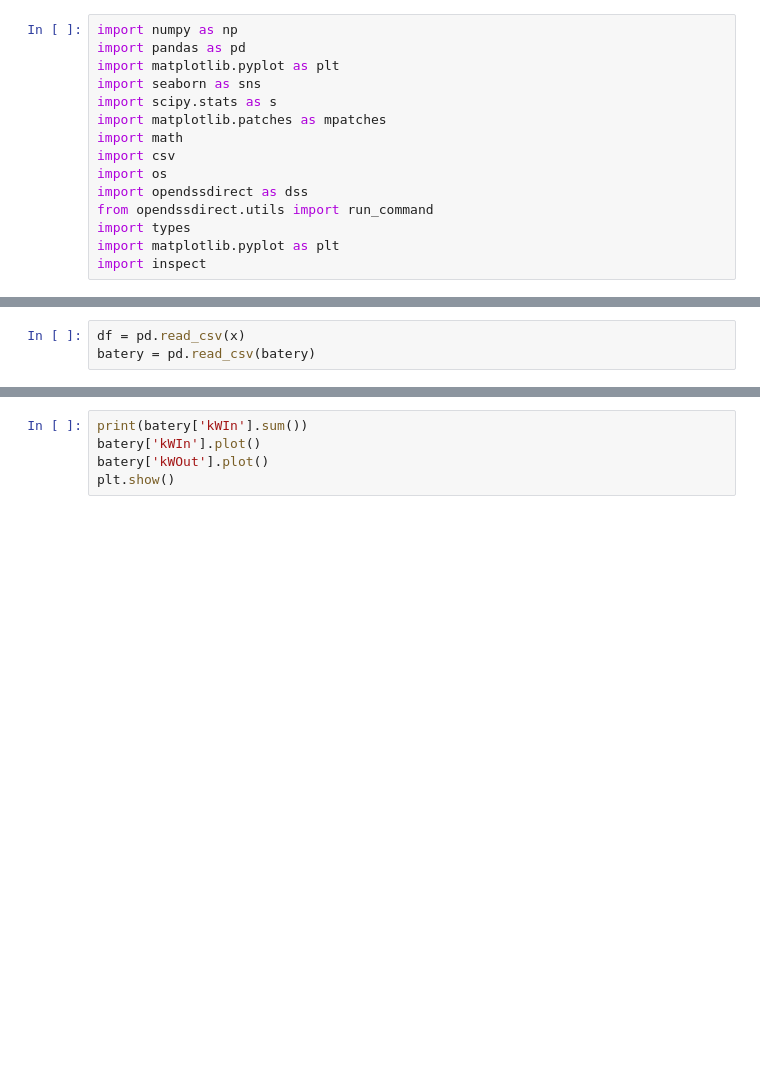
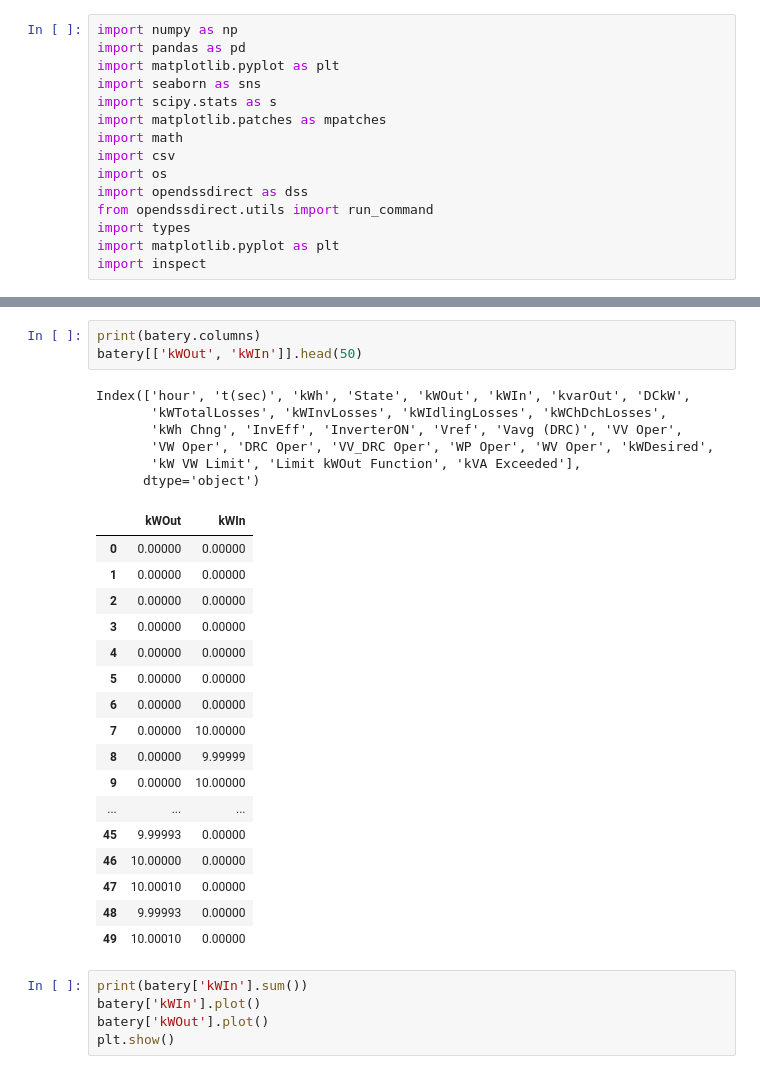
Before and after one commit to fiit-ba/Optimization-of-Battery-Management-in-Microgrid, a Jupyter notebook: opendss/microgrid_battery_management_simulator.ipynb, the cells around one changed output, grey strips where cells are left out. Drawn from its saved outputs; the diff is of its cells as text; blank space fills up the shorter version.

```diff
--- a/opendss/microgrid_battery_management_simulator.ipynb
+++ b/opendss/microgrid_battery_management_simulator.ipynb
@@ -105,3 +15,0 @@ batery
-# %%
-df = pd.read_csv(x)
-batery = pd.read_csv(batery)
@@ -129,3 +126,30 @@ batery.head(50)
+# %%
+print(batery.columns)
+batery[['kWOut', 'kWIn']].head(50)
+# %% [output]
+Index(['hour', 't(sec)', 'kWh', 'State', 'kWOut', 'kWIn', 'kvarOut', 'DCkW',
+       'kWTotalLosses', 'kWInvLosses', 'kWIdlingLosses', 'kWChDchLosses',
+       'kWh Chng', 'InvEff', 'InverterON', 'Vref', 'Vavg (DRC)', 'VV Oper',
+       'VW Oper', 'DRC Oper', 'VV_DRC Oper', 'WP Oper', 'WV Oper', 'kWDesired',
+       'kW VW Limit', 'Limit kWOut Function', 'kVA Exceeded'],
+      dtype='object')
+|  | kWOut | kWIn |
+| 0 | 0.00000 | 0.00000 |
+| 1 | 0.00000 | 0.00000 |
+| 2 | 0.00000 | 0.00000 |
+| 3 | 0.00000 | 0.00000 |
+| 4 | 0.00000 | 0.00000 |
+| 5 | 0.00000 | 0.00000 |
+| 6 | 0.00000 | 0.00000 |
+| 7 | 0.00000 | 10.00000 |
+| 8 | 0.00000 | 9.99999 |
+| 9 | 0.00000 | 10.00000 |
+| ... | ... | ... |
+| 45 | 9.99993 | 0.00000 |
+| 46 | 10.00000 | 0.00000 |
+| 47 | 10.00010 | 0.00000 |
+| 48 | 9.99993 | 0.00000 |
+| 49 | 10.00010 | 0.00000 |
 # %%
 print(batery['kWIn'].sum())
 batery['kWIn'].plot()
```
Also changed, not shown: parts of 11 cells of this notebook, 3 other files.
